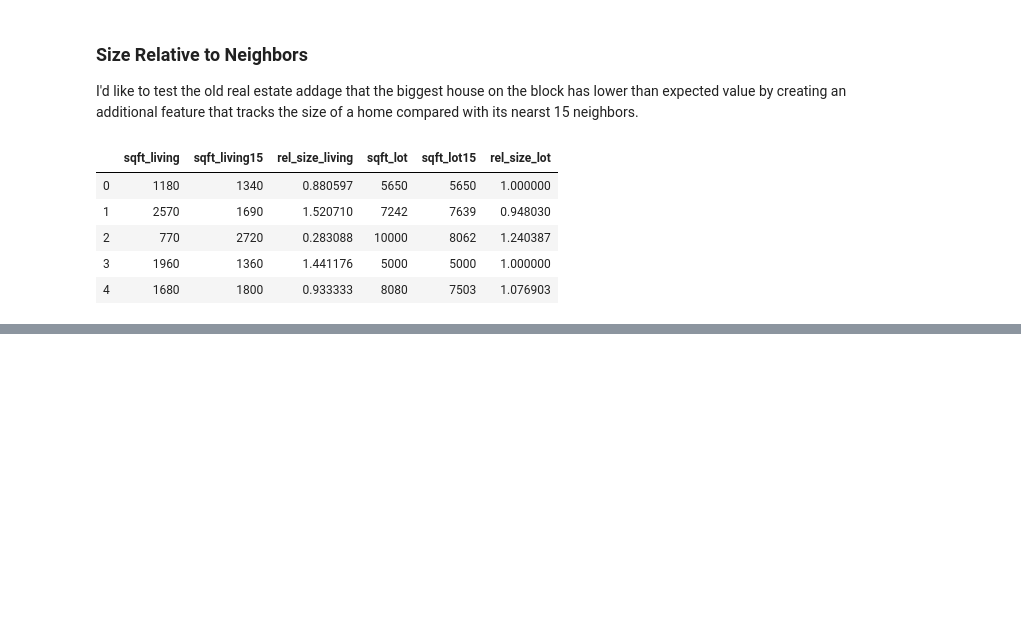
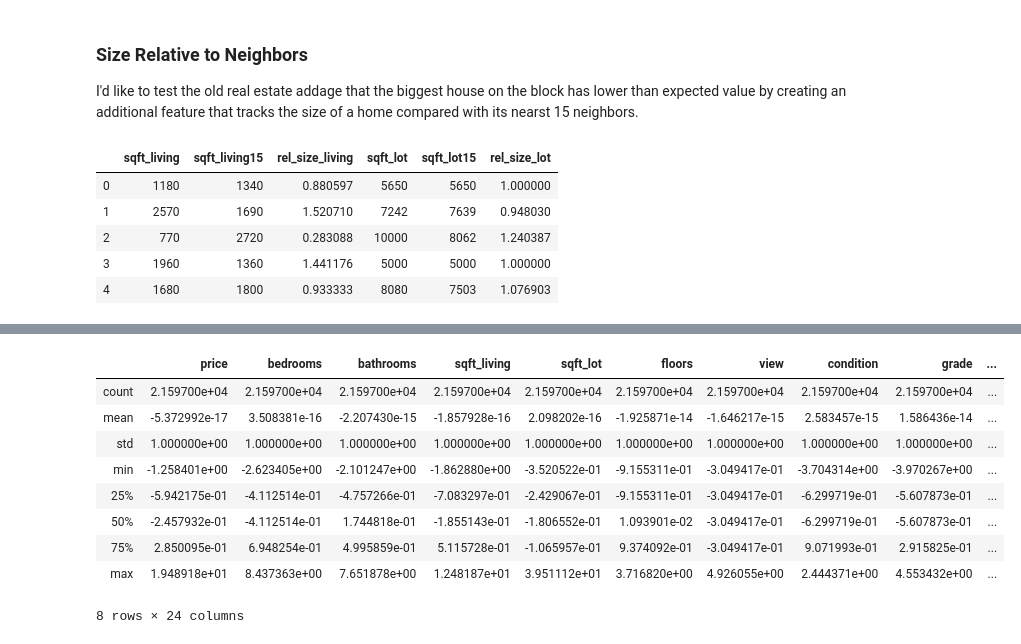
Before and after one commit to shsobieski/Housing-Valuation-Tool, a Jupyter notebook: ProjectNotebook.ipynb, the cells around one changed output, grey strips where cells are left out. Drawn from its saved outputs; the diff is of its cells as text; code cells hidden in the pictures; blank space fills up the shorter version.

```diff
--- a/ProjectNotebook.ipynb
+++ b/ProjectNotebook.ipynb
@@ -323,0 +424,4 @@ data.head()[['sqft_living', 'sqft_living15', 'rel_size_living',
+# %%
+data.drop(['sqft_above', 'dist_to_Bellevue', 'dist_to_Kent',
+           'dist_to_Federal Way', 'dist_to_Tacoma'], axis=1,
+          inplace=True)
@@ -323,0 +439,8 @@ data.head()[['sqft_living', 'sqft_living15', 'rel_size_living',
+# %%
+data['price'].hist();
+data.drop('id', axis=1, inplace=True)
+# %%
+#Separate data into categorical and continuous groups.
+cat_data = data.select_dtypes(include='uint8')
+con_data = data.select_dtypes(exclude='uint8')
+con_data.head()
@@ -323,0 +455,20 @@ data.head()[['sqft_living', 'sqft_living15', 'rel_size_living',
+# %%
+def scale(col):
+    return (con_data[col]
+            -con_data[col].mean())/con_data[col].std()
+# %%
+scaled_con_data = pd.DataFrame([])
+for col in con_data.columns:
+    scaled_con_data[col] = scale(col)
+scaled_con_data.describe()
+# %% [output]
+|  | price | bedrooms | bathrooms | sqft_living | sqft_lot | floors | view | condition | grade | ... |
+| count | 2.159700e+04 | 2.159700e+04 | 2.159700e+04 | 2.159700e+04 | 2.159700e+04 | 2.159700e+04 | 2.159700e+04 | 2.159700e+04 | 2.159700e+04 | ... |
+| mean | -5.372992e-17 | 3.508381e-16 | -2.207430e-15 | -1.857928e-16 | 2.098202e-16 | -1.925871e-14 | -1.646217e-15 | 2.583457e-15 | 1.586436e-14 | ... |
+| std | 1.000000e+00 | 1.000000e+00 | 1.000000e+00 | 1.000000e+00 | 1.000000e+00 | 1.000000e+00 | 1.000000e+00 | 1.000000e+00 | 1.000000e+00 | ... |
+| min | -1.258401e+00 | -2.623405e+00 | -2.101247e+00 | -1.862880e+00 | -3.520522e-01 | -9.155311e-01 | -3.049417e-01 | -3.704314e+00 | -3.970267e+00 | ... |
+| 25% | -5.942175e-01 | -4.112514e-01 | -4.757266e-01 | -7.083297e-01 | -2.429067e-01 | -9.155311e-01 | -3.049417e-01 | -6.299719e-01 | -5.607873e-01 | ... |
+| 50% | -2.457932e-01 | -4.112514e-01 | 1.744818e-01 | -1.855143e-01 | -1.806552e-01 | 1.093901e-02 | -3.049417e-01 | -6.299719e-01 | -5.607873e-01 | ... |
+| 75% | 2.850095e-01 | 6.948254e-01 | 4.995859e-01 | 5.115728e-01 | -1.065957e-01 | 9.374092e-01 | -3.049417e-01 | 9.071993e-01 | 2.915825e-01 | ... |
+| max | 1.948918e+01 | 8.437363e+00 | 7.651878e+00 | 1.248187e+01 | 3.951112e+01 | 3.716820e+00 | 4.926055e+00 | 2.444371e+00 | 4.553432e+00 | ... |
+8 rows × 24 columns
```
Also changed, not shown: parts of 60 cells of this notebook, 1 other file.
